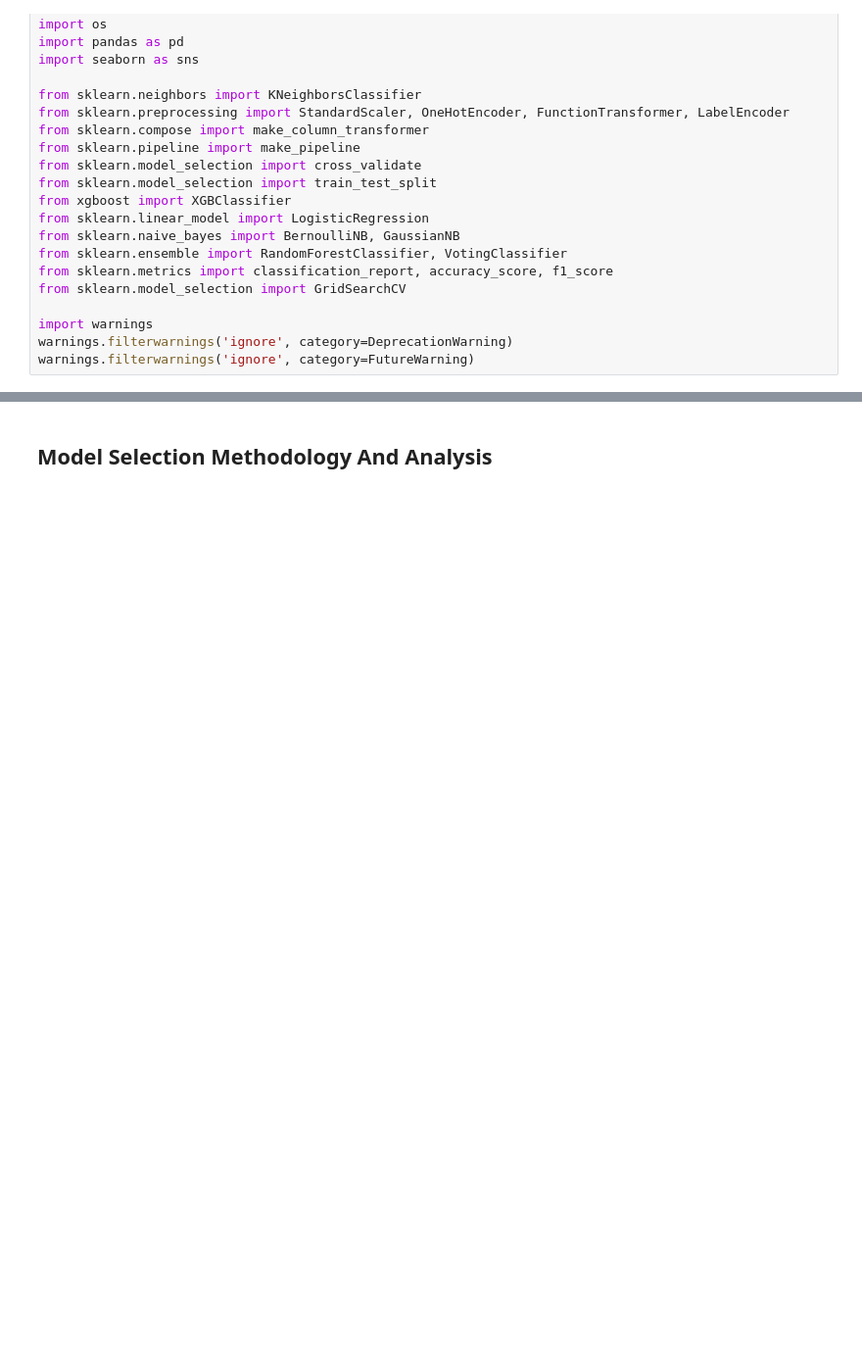
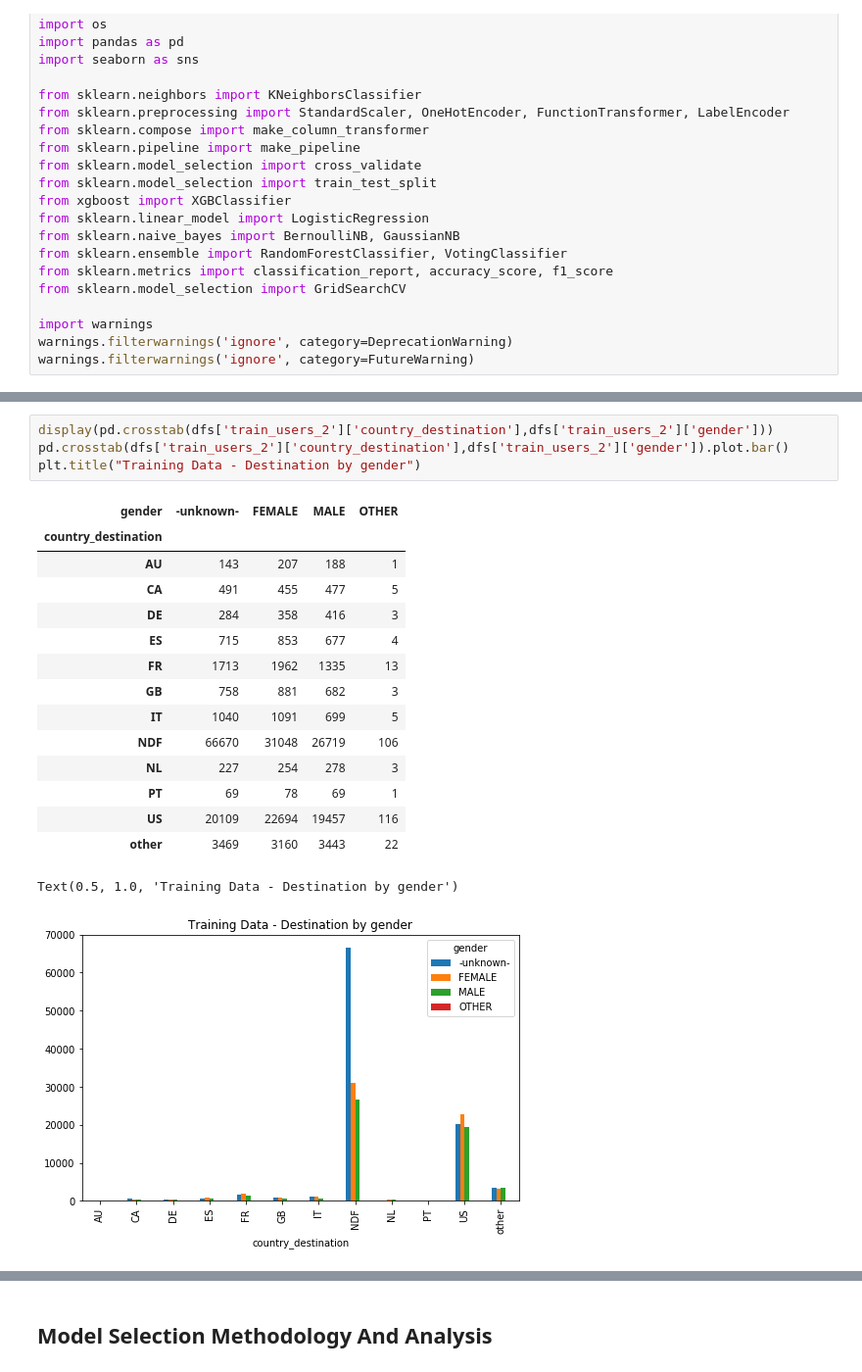
Before and after one commit to cmillsop/w207_final, a Jupyter notebook: Millsop_Ventura_Ye_Final_Project_Final_Submission.ipynb, the cells around one changed output, grey strips where cells are left out. Shown at 98% size. Drawn from its saved outputs; the diff is of its cells as text; blank space fills up the shorter version.

```diff
--- a/Millsop_Ventura_Ye_Final_Project_Final_Submission.ipynb
+++ b/Millsop_Ventura_Ye_Final_Project_Final_Submission.ipynb
@@ -163,0 +288,21 @@ balanced_labels = balanced_train_data.iloc[:,-1:]
+# %%
+display(pd.crosstab(dfs['train_users_2']['country_destination'],dfs['train_users_2']['gender']))
+pd.crosstab(dfs['train_users_2']['country_destination'],dfs['train_users_2']['gender']).plot.bar()
+plt.title("Training Data - Destination by gender")
+# %% [output]
+| gender | -unknown- | FEMALE | MALE | OTHER |
+| country_destination |  |  |  |  |
+| AU | 143 | 207 | 188 | 1 |
+| CA | 491 | 455 | 477 | 5 |
+| DE | 284 | 358 | 416 | 3 |
+| ES | 715 | 853 | 677 | 4 |
+| FR | 1713 | 1962 | 1335 | 13 |
+| GB | 758 | 881 | 682 | 3 |
+| IT | 1040 | 1091 | 699 | 5 |
+| NDF | 66670 | 31048 | 26719 | 106 |
+| NL | 227 | 254 | 278 | 3 |
+| PT | 69 | 78 | 69 | 1 |
+| US | 20109 | 22694 | 19457 | 116 |
+| other | 3469 | 3160 | 3443 | 22 |
+Text(0.5, 1.0, 'Training Data - Destination by gender')
+[figure, added]
```
Also changed, not shown: parts of 91 cells of this notebook.
